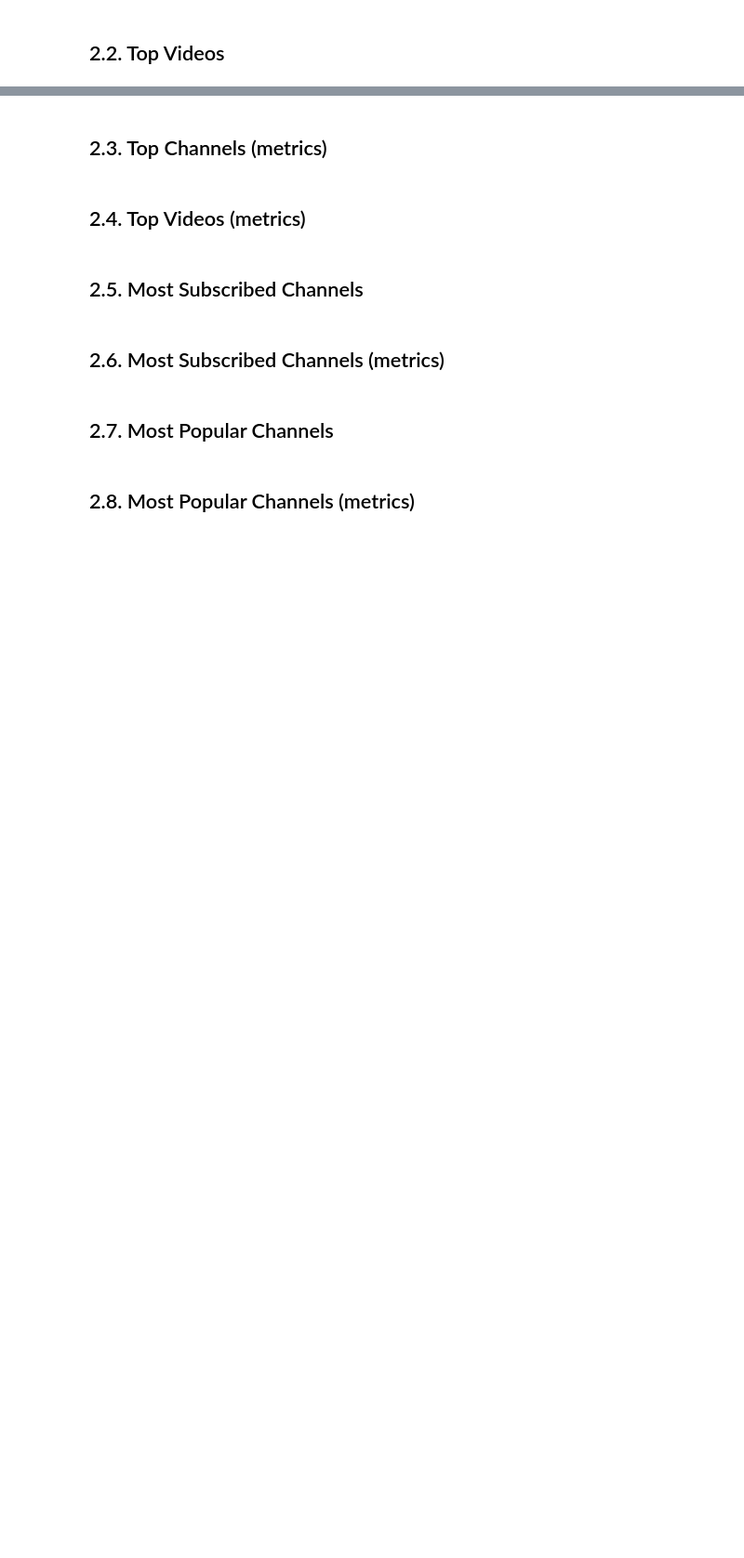
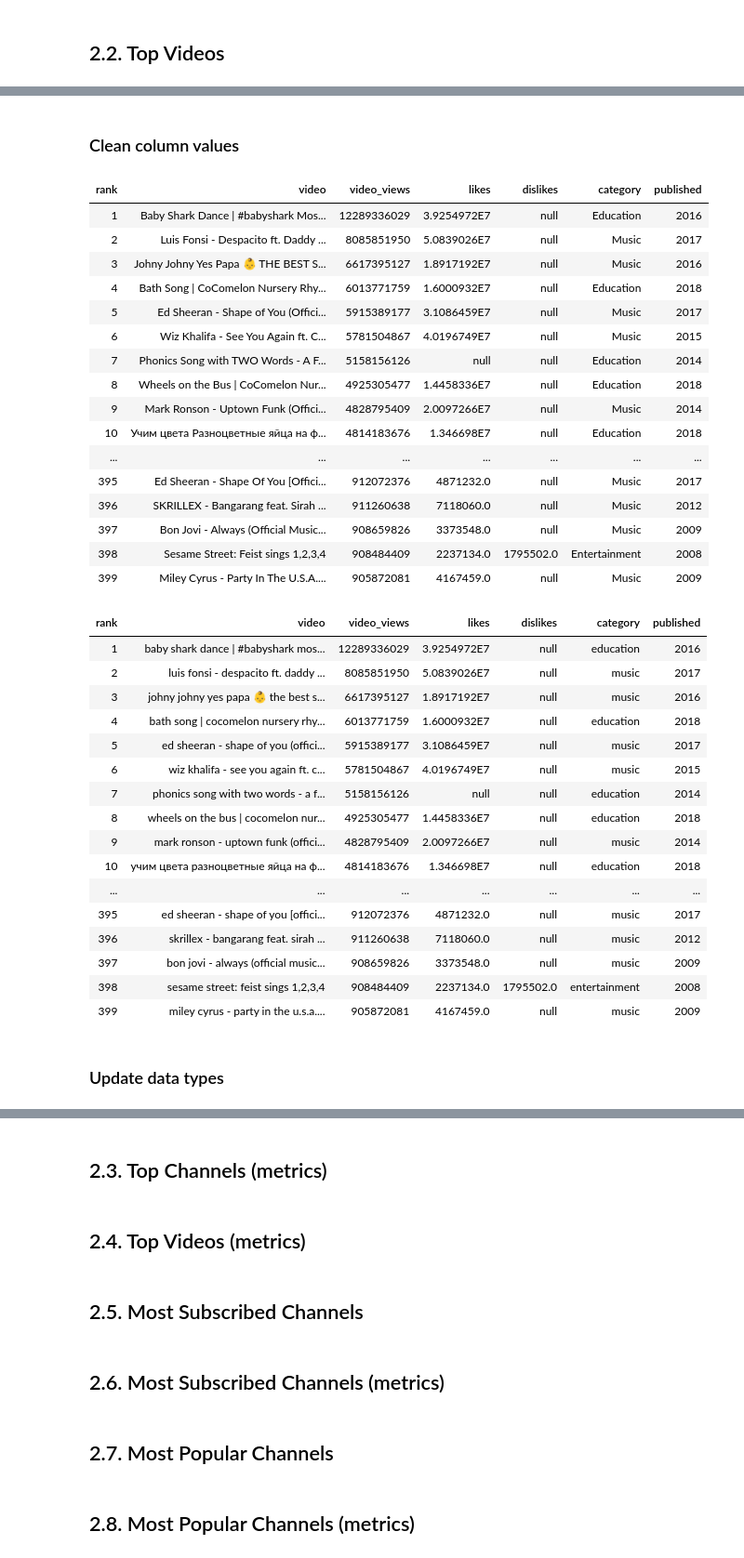
Before and after one commit to M4ppu/Big_Data_I_-_Trabalho_Final, a Jupyter notebook: projeto.ipynb, the cells around one changed output, grey strips where cells are left out. Shown at 93% size. Cells and saved outputs as stored; diff of their text form; code cells hidden in the pictures; blank space fills up the shorter version.

Commit message:
feat(transformation): clean top_videos data

```diff
--- a/projeto.ipynb
+++ b/projeto.ipynb
@@ -239,0 +453,16 @@ df_top_channels.printSchema()
+# %%
+# Show dataframe column names and types
+df_top_videos.printSchema()
+
+# Create list with stripped, lowercased, snake-cased column headers
+newColumns = [column.strip()\
+                    .lower()\
+                    .replace(' ', '_')
+              for column
+              in df_top_videos.columns]
+
+# Create dataframe with new column headers
+df_top_videos = df_top_videos.toDF(*newColumns)
+
+# Show dataframe with updated column names
+df_top_videos.printSchema()
@@ -239,0 +487,52 @@ df_top_channels.printSchema()
+# %% [markdown]
+### Clean column values
+# %%
+# Show dataframe values
+display(df_top_videos)
+
+# Create dataframe with clean values (trim left/right whitespace, lowercase STRs, remove commas from numbers)
+df_top_videos = df_top_videos\
+    .withColumn('video', F.trim(df_top_videos['video']))\
+    .withColumn('video', F.lower(F.col('video')))\
+    .withColumn('category', F.trim(df_top_videos['category']))\
+    .withColumn('category', F.lower(F.col('category')))
+
+# Show dataframe with updated values
+display(df_top_videos)
+# %% [output]
+| rank | video | video_views | likes | dislikes | category | published |
+| 1 | Baby Shark Dance | #babyshark Mos... | 12289336029 | 3.9254972E7 | null | Education | 2016 |
+| 2 | Luis Fonsi - Despacito ft. Daddy ... | 8085851950 | 5.0839026E7 | null | Music | 2017 |
+| 3 | Johny Johny Yes Papa 👶 THE BEST S... | 6617395127 | 1.8917192E7 | null | Music | 2016 |
+| 4 | Bath Song | CoComelon Nursery Rhy... | 6013771759 | 1.6000932E7 | null | Education | 2018 |
+| 5 | Ed Sheeran - Shape of You (Offici... | 5915389177 | 3.1086459E7 | null | Music | 2017 |
+| 6 | Wiz Khalifa - See You Again ft. C... | 5781504867 | 4.0196749E7 | null | Music | 2015 |
+| 7 | Phonics Song with TWO Words - A F... | 5158156126 | null | null | Education | 2014 |
+| 8 | Wheels on the Bus | CoComelon Nur... | 4925305477 | 1.4458336E7 | null | Education | 2018 |
+| 9 | Mark Ronson - Uptown Funk (Offici... | 4828795409 | 2.0097266E7 | null | Music | 2014 |
+| 10 | Учим цвета Разноцветные яйца на ф... | 4814183676 | 1.346698E7 | null | Education | 2018 |
+| ... | ... | ... | ... | ... | ... | ... |
+| 395 | Ed Sheeran - Shape Of You [Offici... | 912072376 | 4871232.0 | null | Music | 2017 |
+| 396 | SKRILLEX - Bangarang feat. Sirah ... | 911260638 | 7118060.0 | null | Music | 2012 |
+| 397 | Bon Jovi - Always (Official Music... | 908659826 | 3373548.0 | null | Music | 2009 |
+| 398 | Sesame Street: Feist sings 1,2,3,4 | 908484409 | 2237134.0 | 1795502.0 | Entertainment | 2008 |
+| 399 | Miley Cyrus - Party In The U.S.A.... | 905872081 | 4167459.0 | null | Music | 2009 |
+| rank | video | video_views | likes | dislikes | category | published |
+| 1 | baby shark dance | #babyshark mos... | 12289336029 | 3.9254972E7 | null | education | 2016 |
+| 2 | luis fonsi - despacito ft. daddy ... | 8085851950 | 5.0839026E7 | null | music | 2017 |
+| 3 | johny johny yes papa 👶 the best s... | 6617395127 | 1.8917192E7 | null | music | 2016 |
+| 4 | bath song | cocomelon nursery rhy... | 6013771759 | 1.6000932E7 | null | education | 2018 |
+| 5 | ed sheeran - shape of you (offici... | 5915389177 | 3.1086459E7 | null | music | 2017 |
+| 6 | wiz khalifa - see you again ft. c... | 5781504867 | 4.0196749E7 | null | music | 2015 |
+| 7 | phonics song with two words - a f... | 5158156126 | null | null | education | 2014 |
+| 8 | wheels on the bus | cocomelon nur... | 4925305477 | 1.4458336E7 | null | education | 2018 |
+| 9 | mark ronson - uptown funk (offici... | 4828795409 | 2.0097266E7 | null | music | 2014 |
+| 10 | учим цвета разноцветные яйца на ф... | 4814183676 | 1.346698E7 | null | education | 2018 |
+| ... | ... | ... | ... | ... | ... | ... |
+| 395 | ed sheeran - shape of you [offici... | 912072376 | 4871232.0 | null | music | 2017 |
+| 396 | skrillex - bangarang feat. sirah ... | 911260638 | 7118060.0 | null | music | 2012 |
+| 397 | bon jovi - always (official music... | 908659826 | 3373548.0 | null | music | 2009 |
+| 398 | sesame street: feist sings 1,2,3,4 | 908484409 | 2237134.0 | 1795502.0 | entertainment | 2008 |
+| 399 | miley cyrus - party in the u.s.a.... | 905872081 | 4167459.0 | null | music | 2009 |
+# %% [markdown]
+### Update data types
```
Also changed, not shown: parts of 11 cells of this notebook.
